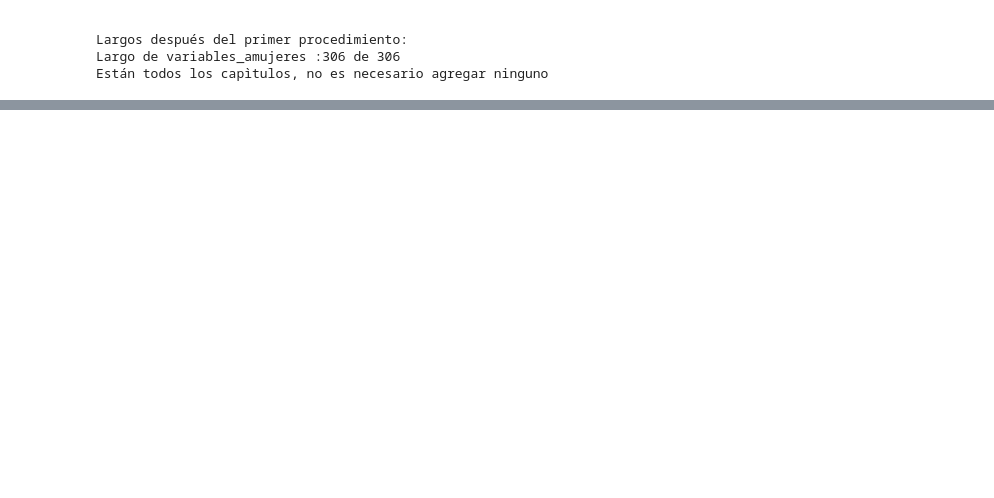
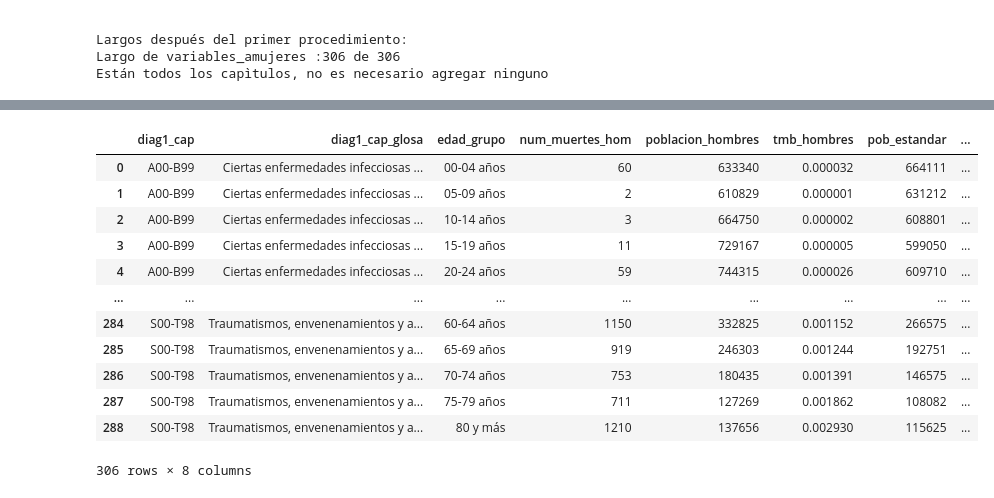
Before and after one commit to AlvaroMontiel/informe_incidencia_mortalidad, a Jupyter notebook: mortalidad_por_causas.ipynb, the cells around one changed output, grey strips where cells are left out. Saved outputs shown, nothing was run; the diff lists cells and outputs as text; code cells hidden in the pictures; blank space fills up the shorter version.

```diff
--- a/mortalidad_por_causas.ipynb
+++ b/mortalidad_por_causas.ipynb
@@ -366,0 +492,16 @@ a_hombres_full.groupby('diag1_cap').sum()
+# %%
+a_hombres_full
+# %% [output]
+|  | diag1_cap | diag1_cap_glosa | edad_grupo | num_muertes_hom | poblacion_hombres | tmb_hombres | pob_estandar | ... |
+| 0 | A00-B99 | Ciertas enfermedades infecciosas ... | 00-04 años | 60 | 633340 | 0.000032 | 664111 | ... |
+| 1 | A00-B99 | Ciertas enfermedades infecciosas ... | 05-09 años | 2 | 610829 | 0.000001 | 631212 | ... |
+| 2 | A00-B99 | Ciertas enfermedades infecciosas ... | 10-14 años | 3 | 664750 | 0.000002 | 608801 | ... |
+| 3 | A00-B99 | Ciertas enfermedades infecciosas ... | 15-19 años | 11 | 729167 | 0.000005 | 599050 | ... |
+| 4 | A00-B99 | Ciertas enfermedades infecciosas ... | 20-24 años | 59 | 744315 | 0.000026 | 609710 | ... |
+| ... | ... | ... | ... | ... | ... | ... | ... | ... |
+| 284 | S00-T98 | Traumatismos, envenenamientos y a... | 60-64 años | 1150 | 332825 | 0.001152 | 266575 | ... |
+| 285 | S00-T98 | Traumatismos, envenenamientos y a... | 65-69 años | 919 | 246303 | 0.001244 | 192751 | ... |
+| 286 | S00-T98 | Traumatismos, envenenamientos y a... | 70-74 años | 753 | 180435 | 0.001391 | 146575 | ... |
+| 287 | S00-T98 | Traumatismos, envenenamientos y a... | 75-79 años | 711 | 127269 | 0.001862 | 108082 | ... |
+| 288 | S00-T98 | Traumatismos, envenenamientos y a... | 80 y más | 1210 | 137656 | 0.002930 | 115625 | ... |
+306 rows × 8 columns
```
Also changed, not shown: parts of 20 cells of this notebook, 1 other file.
